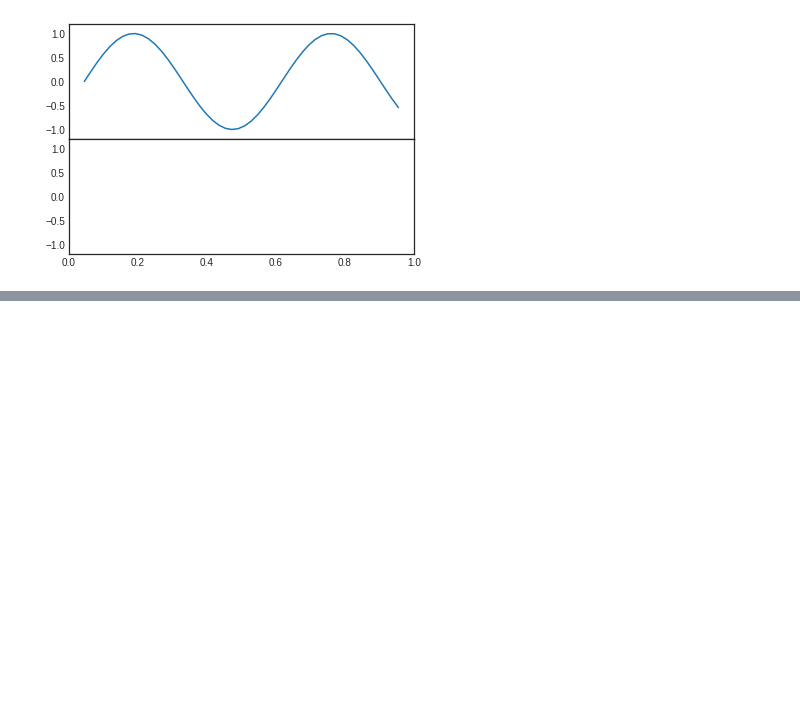
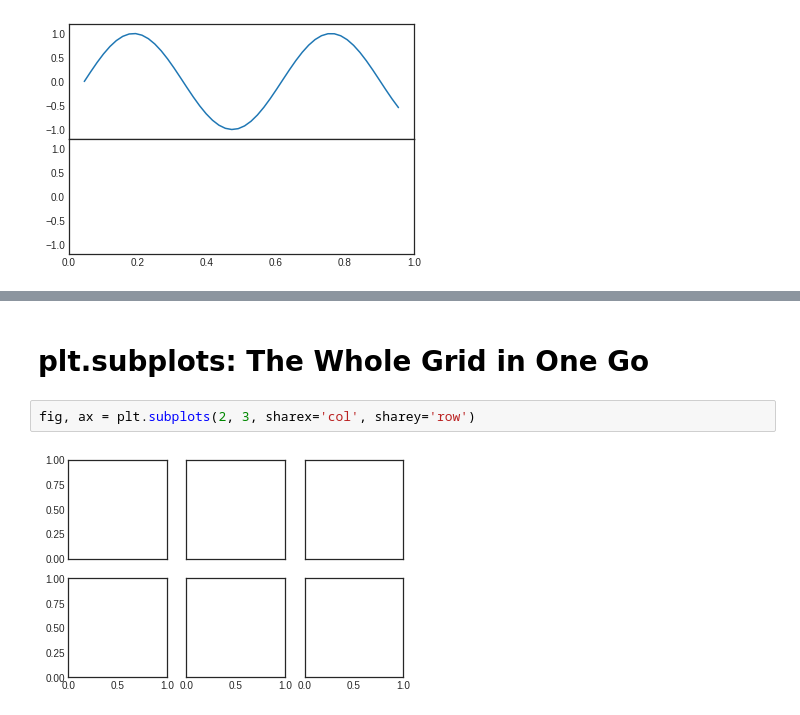
Before and after one commit to gmendozah/ucb-intro-data-science, a Jupyter notebook: Intro to Data Science/4.8 Multiple Subplots.ipynb, the cells around one changed output, grey strips where cells are left out. Cells and saved outputs as stored; diff of their text form; blank space fills up the shorter version.

```diff
--- a/Intro to Data Science/4.8 Multiple Subplots.ipynb
+++ b/Intro to Data Science/4.8 Multiple Subplots.ipynb
@@ -25,0 +44,6 @@ ax1.plot(np.sin(x))
+# %% [markdown]
+# plt.subplots: The Whole Grid in One Go
+# %%
+fig, ax = plt.subplots(2, 3, sharex='col', sharey='row')
+# %% [output]
+[figure, added]
```
Also changed, not shown: parts of 8 cells of this notebook.
